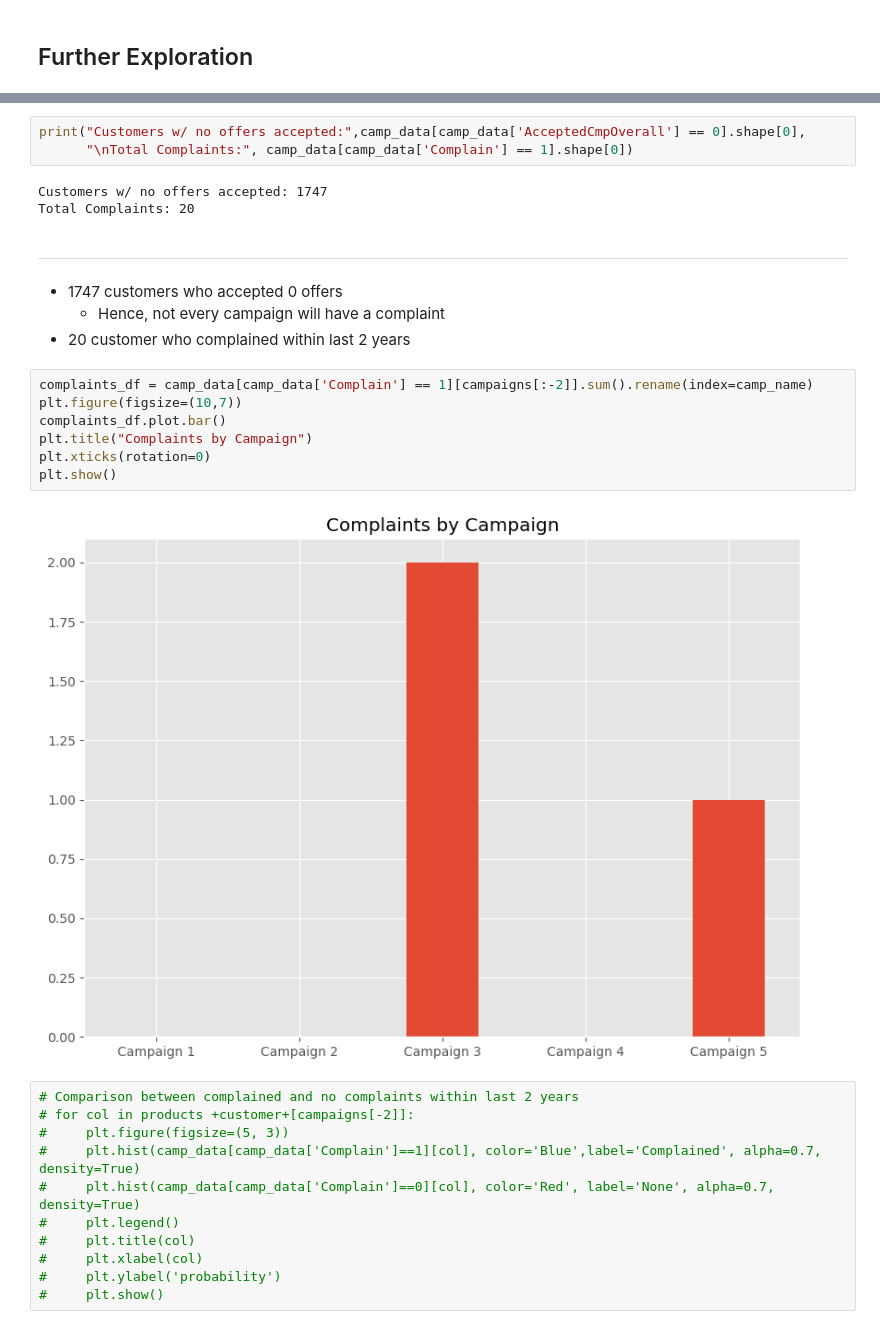
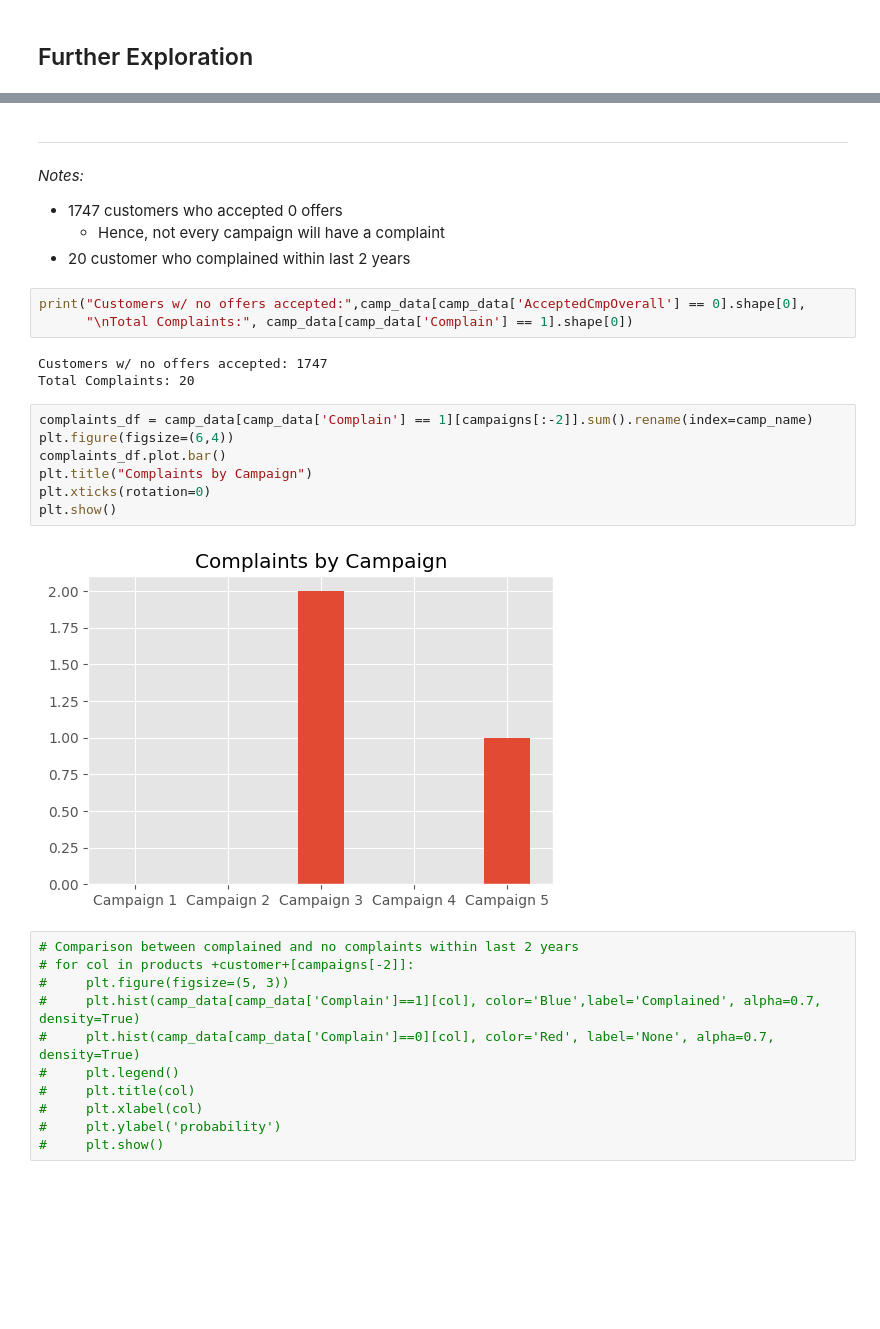
Before and after one commit to DottL/MarketingAnalysis, a Jupyter notebook: MarketingCampaignsAnalysis.ipynb, the cells around one changed output, grey strips where cells are left out. Saved outputs shown, nothing was run; the diff lists cells and outputs as text; blank space fills up the shorter version.

```diff
--- a/MarketingCampaignsAnalysis.ipynb
+++ b/MarketingCampaignsAnalysis.ipynb
@@ -258,23 +354,24 @@ plt.show()
-# %%
-print("Customers w/ no offers accepted:",camp_data[camp_data['AcceptedCmpOverall'] == 0].shape[0],
-      "\nTotal Complaints:", camp_data[camp_data['Complain'] == 1].shape[0])
-# %% [output]
-Customers w/ no offers accepted: 1747
-Total Complaints: 20
 # %% [markdown]
 -----
+*Notes:*
 * 1747 customers who accepted 0 offers
     * Hence, not every campaign will have a complaint
 * 20 customer who complained within last 2 years
+# %%
+print("Customers w/ no offers accepted:",camp_data[camp_data['AcceptedCmpOverall'] == 0].shape[0],
+      "\nTotal Complaints:", camp_data[camp_data['Complain'] == 1].shape[0])
+# %% [output]
+Customers w/ no offers accepted: 1747
+Total Complaints: 20
 # %%
 complaints_df = camp_data[camp_data['Complain'] == 1][campaigns[:-2]].sum().rename(index=camp_name)
-plt.figure(figsize=(10,7))
+plt.figure(figsize=(6,4))
 complaints_df.plot.bar()
 plt.title("Complaints by Campaign")
 plt.xticks(rotation=0)
 plt.show()
 # %% [output]
-[figure, old version]
+[figure, new version]
 # %%
 # Comparison between complained and no complaints within last 2 years
 # for col in products +customer+[campaigns[-2]]:
```
Also changed, not shown: parts of 20 cells of this notebook.
